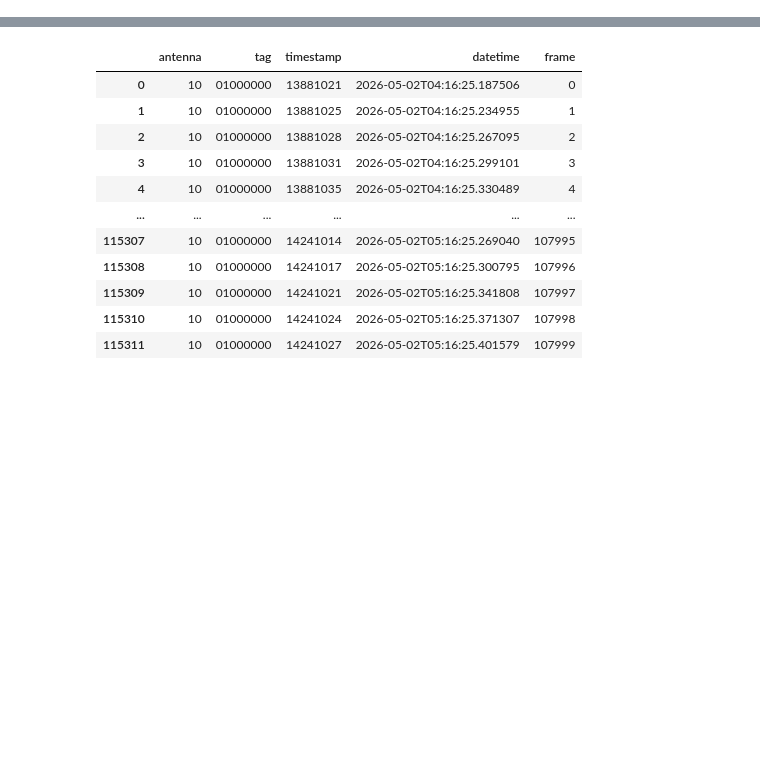
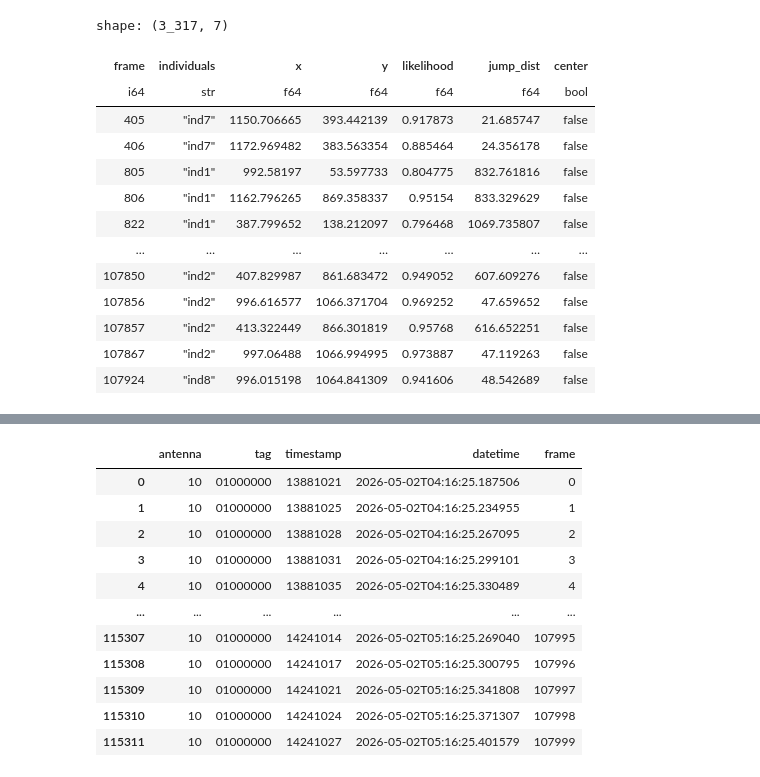
Before and after one commit to KonradDanielewski/DeepEcoHab, a Jupyter notebook: examples/reid_notebook.ipynb, the cells around one changed output, grey strips where cells are left out. Saved outputs shown, nothing was run; the diff lists cells and outputs as text; code cells hidden in the pictures; blank space fills up the shorter version.

```diff
--- a/examples/reid_notebook.ipynb
+++ b/examples/reid_notebook.ipynb
@@ -40 +43,33 @@ tracking_lf = tracking_lf.filter(
 #.drop(pl.col("likelihood"))#.collect()
+# %%
+jump_events = (
+    tracking_lf
+    .filter(pl.col("jump"))
+    .select(
+        "frame",
+        "individuals",
+        "x",
+        "y",
+        "likelihood",
+        "jump_dist",
+        "center",
+    )
+    .sort(["frame", "individuals"])
+)
+
+jump_events.collect()
+# %% [output]
+shape: (3_317, 7)
+| frame | individuals | x | y | likelihood | jump_dist | center |
+| i64 | str | f64 | f64 | f64 | f64 | bool |
+| 405 | "ind7" | 1150.706665 | 393.442139 | 0.917873 | 21.685747 | false |
+| 406 | "ind7" | 1172.969482 | 383.563354 | 0.885464 | 24.356178 | false |
+| 805 | "ind1" | 992.58197 | 53.597733 | 0.804775 | 832.761816 | false |
+| 806 | "ind1" | 1162.796265 | 869.358337 | 0.95154 | 833.329629 | false |
+| 822 | "ind1" | 387.799652 | 138.212097 | 0.796468 | 1069.735807 | false |
+| … | … | … | … | … | … | … |
+| 107850 | "ind2" | 407.829987 | 861.683472 | 0.949052 | 607.609276 | false |
+| 107856 | "ind2" | 996.616577 | 1066.371704 | 0.969252 | 47.659652 | false |
+| 107857 | "ind2" | 413.322449 | 866.301819 | 0.95768 | 616.652251 | false |
+| 107867 | "ind2" | 997.06488 | 1066.994995 | 0.973887 | 47.119263 | false |
+| 107924 | "ind8" | 996.015198 | 1064.841309 | 0.941606 | 48.542689 | false |
```
Also changed, not shown: parts of 9 cells of this notebook.
